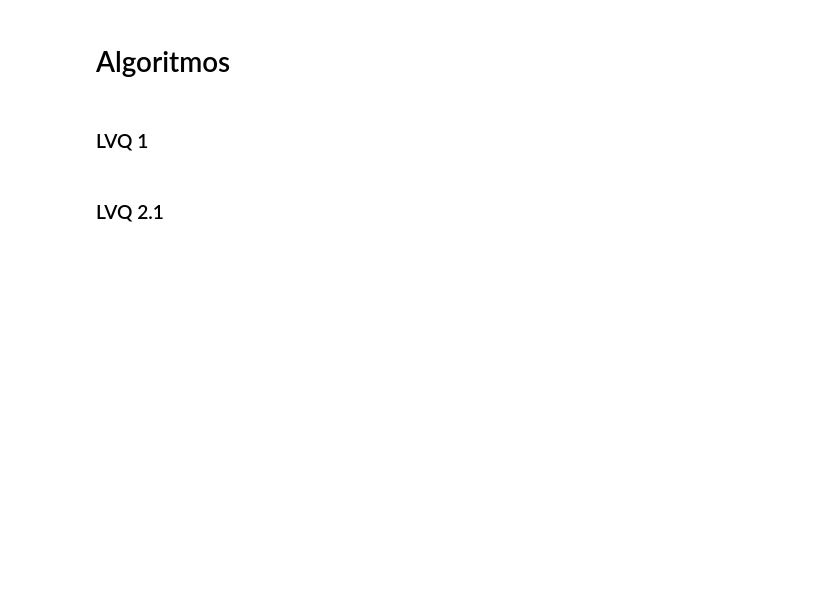
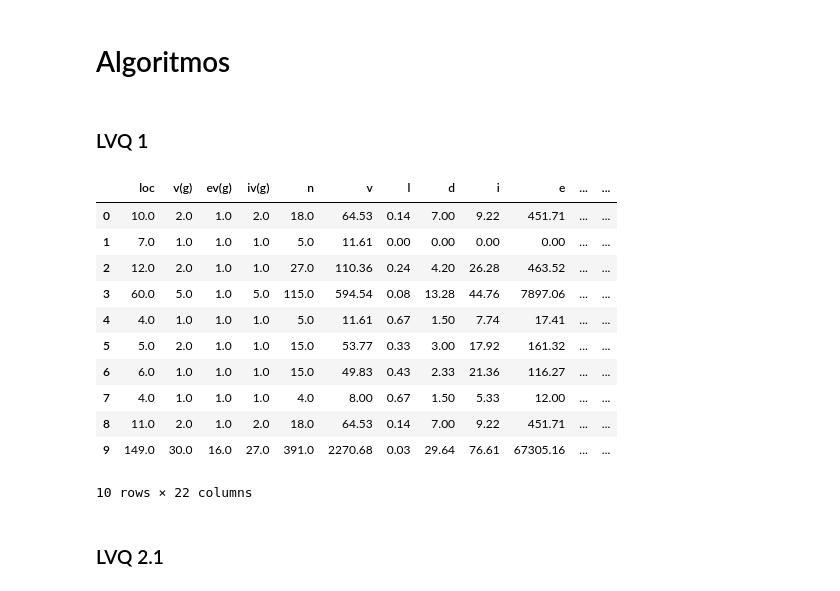
Before and after one commit to menezesmalu/machine_learning, a Jupyter notebook: lista 2/KC2 10 run separado.ipynb, the cells around one changed output. Cells and saved outputs as stored; diff of their text form; code cells hidden in the pictures; blank space fills up the shorter version.

```diff
--- a/lista 2/KC2 10 run separado.ipynb
+++ b/lista 2/KC2 10 run separado.ipynb
@@ -128,42 +128,55 @@ class LVQ1:
         aux = train
         for i in range(self.n_prototypes):
             prototypes, records = self.random_prototype(train)
         for i in records:
             aux = aux.drop(aux.loc[aux.index==i].index)
         aux = aux.reset_index(drop=True)
 
         x_train, y_train = attr_class(aux)
         x_proto, y_proto = _attr_class(prototypes)
 
         knn = KNeighborsClassifier(n_neighbors=1)
         knn.fit(x_train, y_train)
         for epoch in range(self._epochs):
             rate  = self._lrate * (1.0 - (epoch / float(self._epochs)))
             predicted_classes = knn.predict(x_proto)
             real_instances = knn.kneighbors(X=x_proto, n_neighbors=1, return_distance=False)
             for idx in range(len(x_proto)):
-                prototype = x_proto[idx] # prototipo (ta sendo alterado o valor)
-                proto_class = y_proto[idx] #classe do prototipo
+                prototype = x_proto[idx]
+                proto_class = y_proto[idx]
 
-                predicted_class = predicted_classes[idx] #classe prevista pra esse prototipo
-                real_instance_index = real_instances[idx][0] #indice instancia real daquele prototipo
-                real_instance = x_train.iloc[real_instance_index] # instancia real
+                predicted_class = predicted_classes[idx]
+                real_instance_index = real_instances[idx][0]
+                real_instance = x_train.iloc[real_instance_index]
 
-                for p in range(len(prototype)): #passa por cada coluna do prototipo
+                for p in range(len(prototype)):
                     proto_val = prototype[p]
                     real_val  = real_instance[p]
                     error = rate * (real_val - proto_val)
                     if proto_class == predicted_class:
                         prototype[p] += error
                     else:
                         prototype[p] -= error
 
 
         return pd.DataFrame(prototypes, columns = train.columns)
 
-# lvq1 = LVQ1(10)
-# df  = lvq1.trainPrototypes(kc2)
-# df
+lvq1 = LVQ1(10)
+df  = lvq1.trainPrototypes(kc2)
+df
+# %% [output]
+|  | loc | v(g) | ev(g) | iv(g) | n | v | l | d | i | e | ... | ... |
+| 0 | 10.0 | 2.0 | 1.0 | 2.0 | 18.0 | 64.53 | 0.14 | 7.00 | 9.22 | 451.71 | ... | ... |
+| 1 | 7.0 | 1.0 | 1.0 | 1.0 | 5.0 | 11.61 | 0.00 | 0.00 | 0.00 | 0.00 | ... | ... |
+| 2 | 12.0 | 2.0 | 1.0 | 1.0 | 27.0 | 110.36 | 0.24 | 4.20 | 26.28 | 463.52 | ... | ... |
+| 3 | 60.0 | 5.0 | 1.0 | 5.0 | 115.0 | 594.54 | 0.08 | 13.28 | 44.76 | 7897.06 | ... | ... |
+| 4 | 4.0 | 1.0 | 1.0 | 1.0 | 5.0 | 11.61 | 0.67 | 1.50 | 7.74 | 17.41 | ... | ... |
+| 5 | 5.0 | 2.0 | 1.0 | 1.0 | 15.0 | 53.77 | 0.33 | 3.00 | 17.92 | 161.32 | ... | ... |
+| 6 | 6.0 | 1.0 | 1.0 | 1.0 | 15.0 | 49.83 | 0.43 | 2.33 | 21.36 | 116.27 | ... | ... |
+| 7 | 4.0 | 1.0 | 1.0 | 1.0 | 4.0 | 8.00 | 0.67 | 1.50 | 5.33 | 12.00 | ... | ... |
+| 8 | 11.0 | 2.0 | 1.0 | 2.0 | 18.0 | 64.53 | 0.14 | 7.00 | 9.22 | 451.71 | ... | ... |
+| 9 | 149.0 | 30.0 | 16.0 | 27.0 | 391.0 | 2270.68 | 0.03 | 29.64 | 76.61 | 67305.16 | ... | ... |
+10 rows × 22 columns
 # %% [markdown]
 ### LVQ 2.1
 # %%
```
Also changed, not shown: parts of 7 cells of this notebook, 2 other files.
